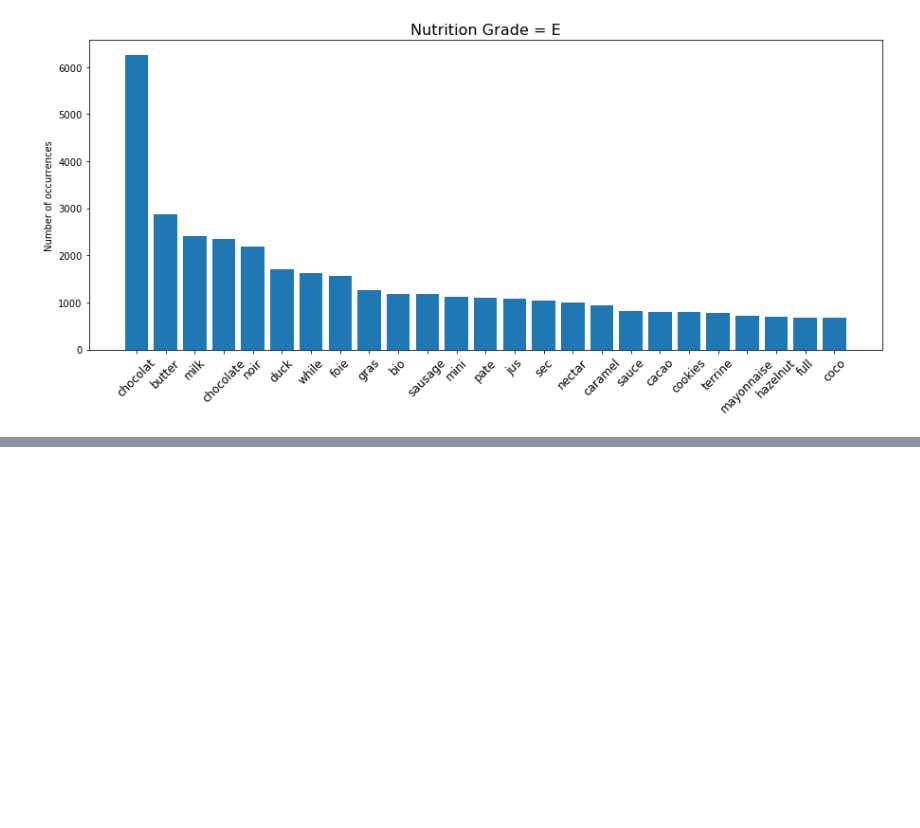
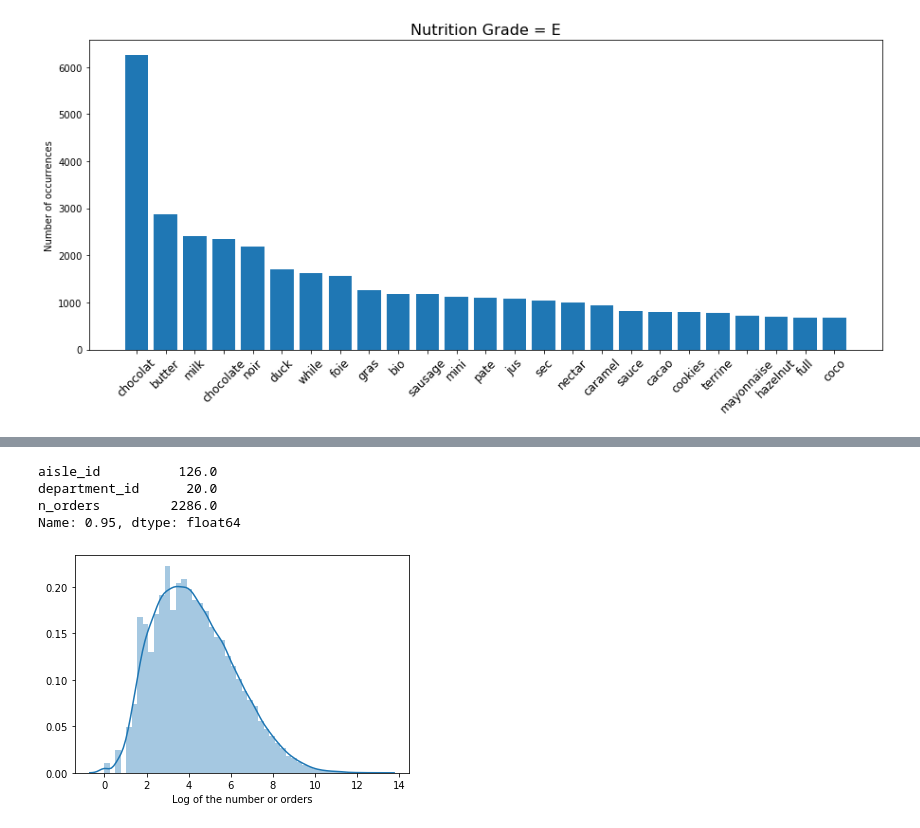
Before and after one commit to MarcBickel/project_gobigorgohome, a Jupyter notebook: openfood_lorenzo.ipynb, the cells around one changed output, grey strips where cells are left out. Saved outputs shown, nothing was run; the diff lists cells and outputs as text; code cells hidden in the pictures; blank space fills up the shorter version.

```diff
--- a/openfood_lorenzo.ipynb
+++ b/openfood_lorenzo.ipynb
@@ -339,0 +388,6 @@ for i in np.unique(df_ns['nutrition_grade_fr']):
+# %%
+aisles=pd.read_csv(aisles_path)
+dep=pd.read_csv(dep_path)
+orders=pd.read_csv(orders_path)
+products=pd.read_csv(products_path)
+oprior=pd.read_csv(o_ppath)
@@ -339,0 +402,2 @@ for i in np.unique(df_ns['nutrition_grade_fr']):
+# %%
+products=products.set_index('product_id')
@@ -339,0 +438,6 @@ for i in np.unique(df_ns['nutrition_grade_fr']):
+# %%
+tmp=oprior.groupby('product_id').count()[['order_id']]
+tmp.columns=['n_orders']
+products=products.merge(tmp,left_index=True, right_index=True)
+# %%
+products=products.sort_values('n_orders',ascending=False)
@@ -339,0 +461,7 @@ for i in np.unique(df_ns['nutrition_grade_fr']):
+# %%
+products.quantile(0.95) #only 5% of the products have more than 2286 orders we can focus on those products
+# %% [output]
+aisle_id          126.0
+department_id      20.0
+n_orders         2286.0
+Name: 0.95, dtype: float64
@@ -339,0 +470,6 @@ for i in np.unique(df_ns['nutrition_grade_fr']):
+# %%
+sns.distplot(np.log(products['n_orders'].values))
+plt.xlabel('Log of the number or orders')
+plt.show()
+# %% [output]
+[figure, added]
```
Also changed, not shown: parts of 33 cells of this notebook, 2 other files.
